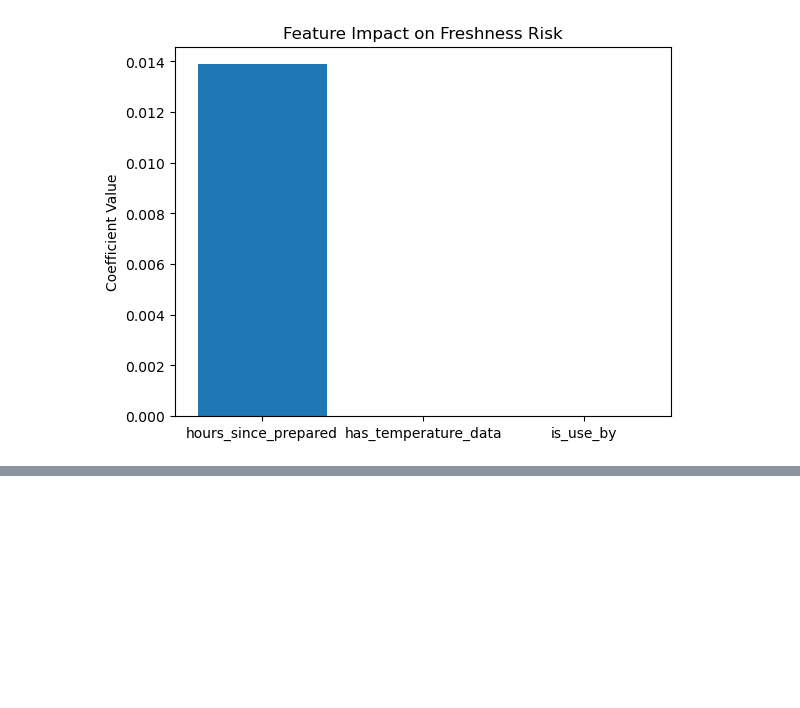
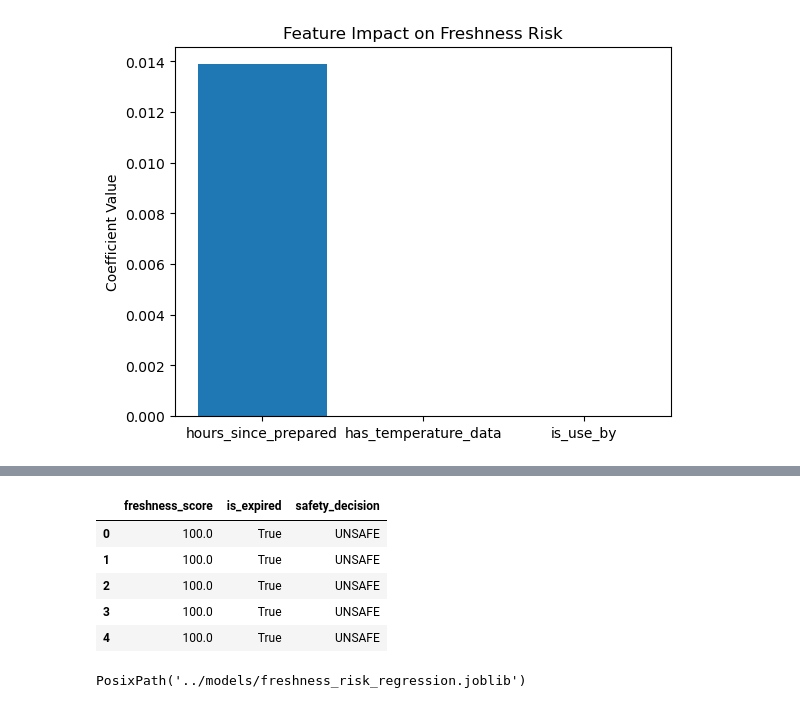
Before and after one commit to Kaviya-Mahendran/smart-food-safety-system, a Jupyter notebook: freshness_scoring_model/notebooks/01_freshness_model.ipynb, the cells around one changed output, grey strips where cells are left out. Drawn from its saved outputs; the diff is of its cells as text; code cells hidden in the pictures; blank space fills up the shorter version.

Commit message:
scored and data saved

```diff
--- a/freshness_scoring_model/notebooks/01_freshness_model.ipynb
+++ b/freshness_scoring_model/notebooks/01_freshness_model.ipynb
@@ -158,3 +171,7 @@ plt.show()
 [figure]
 # %%
 coef_df.to_csv("../data/model_coefficients.csv", index=False)
+# %%
+df["expiry_date"] = pd.to_datetime(df["expiry_date"], errors="coerce")
+
+df["expiry_date"].head()
@@ -160,0 +185,4 @@ coef_df.to_csv("../data/model_coefficients.csv", index=False)
+# %%
+df["is_expired"] = df["expiry_date"] < pd.Timestamp.now()
+
+df["is_expired"].value_counts()
@@ -160,0 +202,13 @@ coef_df.to_csv("../data/model_coefficients.csv", index=False)
+# %%
+from freshness_scoring_model.scripts.safety_decision import apply_safety_decision
+
+df["safety_decision"] = df.apply(apply_safety_decision, axis=1)
+
+df[["freshness_score", "is_expired", "safety_decision"]].head()
+# %% [output]
+|  | freshness_score | is_expired | safety_decision |
+| 0 | 100.0 | True | UNSAFE |
+| 1 | 100.0 | True | UNSAFE |
+| 2 | 100.0 | True | UNSAFE |
+| 3 | 100.0 | True | UNSAFE |
+| 4 | 100.0 | True | UNSAFE |
@@ -160,0 +220,10 @@ coef_df.to_csv("../data/model_coefficients.csv", index=False)
+# %%
+import joblib
+from pathlib import Path
+
+model_path = Path("../models/freshness_risk_regression.joblib")
+joblib.dump(model, model_path)
+
+model_path
+# %% [output]
+PosixPath('../models/freshness_risk_regression.joblib')
```
Also changed, not shown: parts of 5 cells of this notebook, 9 other files.
